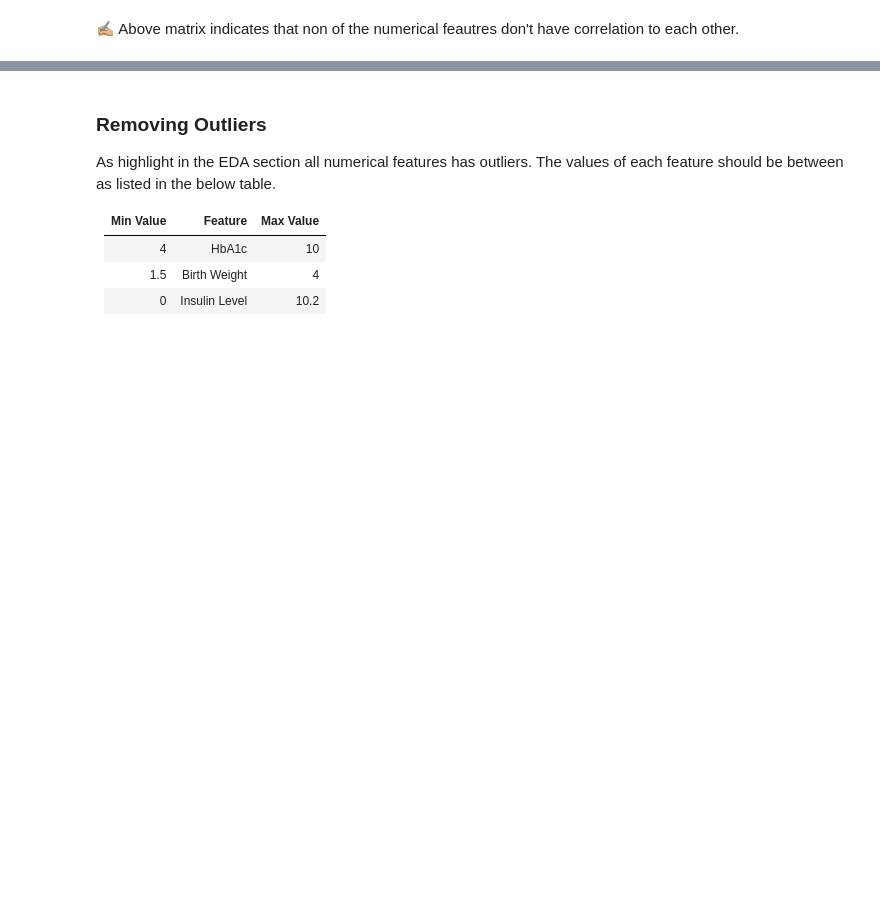
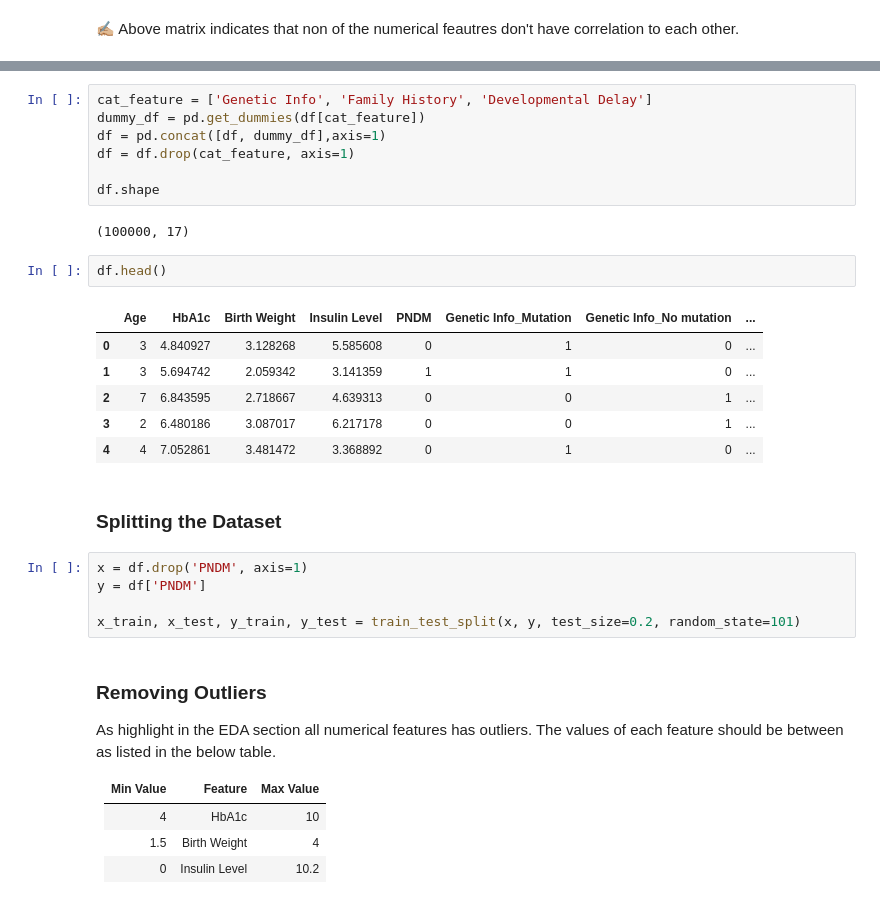
Before and after one commit to muscak/PNDM-Prediction, a Jupyter notebook: PNDM-Prediction.ipynb, the cells around one changed output, grey strips where cells are left out. Drawn from its saved outputs; the diff is of its cells as text; blank space fills up the shorter version.

```diff
--- a/PNDM-Prediction.ipynb
+++ b/PNDM-Prediction.ipynb
@@ -283,3 +291,28 @@ As indicated above there are some ourlier values in some of the features that ne
+# %%
+cat_feature = ['Genetic Info', 'Family History', 'Developmental Delay']
+dummy_df = pd.get_dummies(df[cat_feature])
+df = pd.concat([df, dummy_df],axis=1)
+df = df.drop(cat_feature, axis=1)
+
+df.shape
+# %% [output]
+(100000, 17)
+# %%
+df.head()
+# %% [output]
+|  | Age | HbA1c | Birth Weight | Insulin Level | PNDM | Genetic Info_Mutation | Genetic Info_No mutation | ... |
+| 0 | 3 | 4.840927 | 3.128268 | 5.585608 | 0 | 1 | 0 | ... |
+| 1 | 3 | 5.694742 | 2.059342 | 3.141359 | 1 | 1 | 0 | ... |
+| 2 | 7 | 6.843595 | 2.718667 | 4.639313 | 0 | 0 | 1 | ... |
+| 3 | 2 | 6.480186 | 3.087017 | 6.217178 | 0 | 0 | 1 | ... |
+| 4 | 4 | 7.052861 | 3.481472 | 3.368892 | 0 | 1 | 0 | ... |
+# %% [markdown]
+### Splitting the Dataset
+# %%
+x = df.drop('PNDM', axis=1)
+y = df['PNDM']
+
+x_train, x_test, y_train, y_test = train_test_split(x, y, test_size=0.2, random_state=101)
 # %% [markdown]
 ### Removing Outliers
 
```
Also changed, not shown: parts of 11 cells of this notebook.
